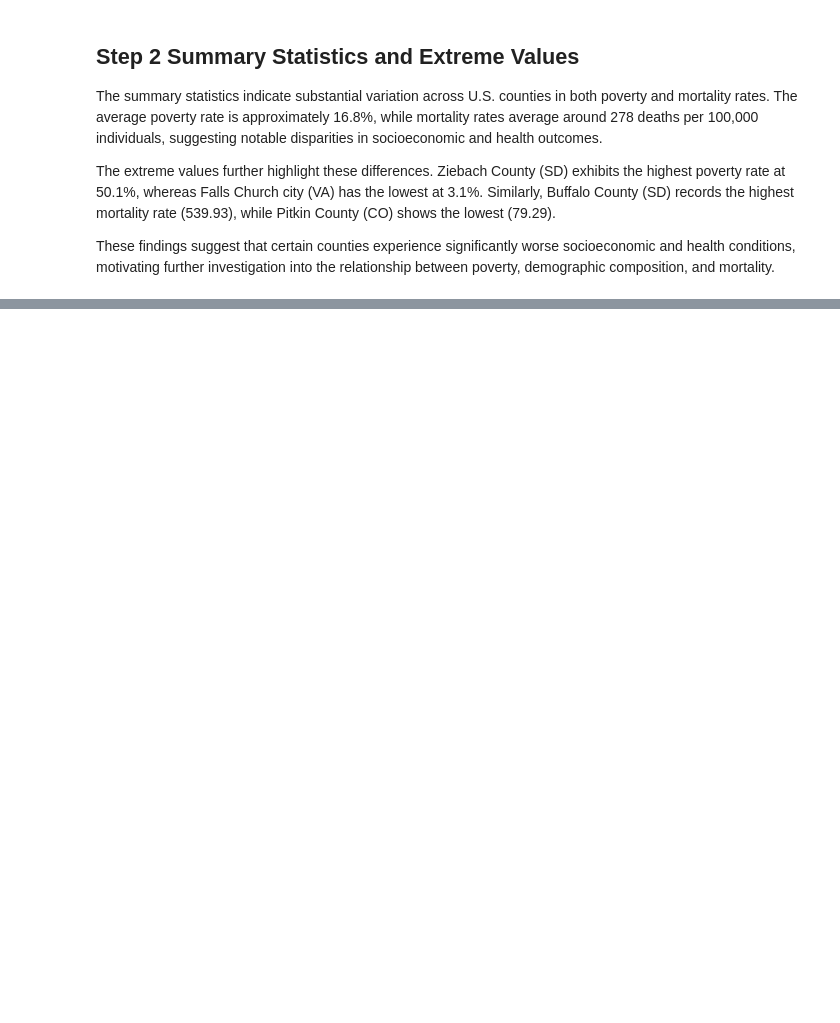
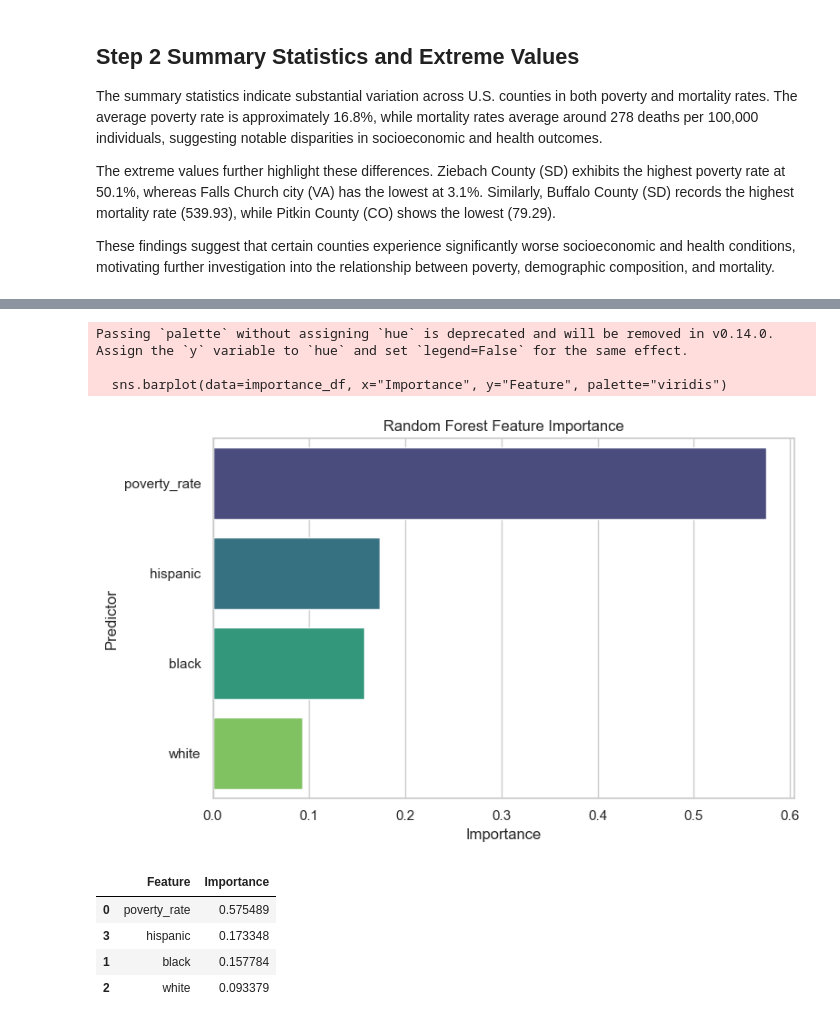
Before and after one commit to ranabetuldereli/DSA210-TermProject, a Jupyter notebook: DSA210projectrna.ipynb, the cells around one changed output, grey strips where cells are left out. Cells and saved outputs as stored; diff of their text form; code cells hidden in the pictures; blank space fills up the shorter version.

Commit message:
Update notebook with ML methods and plots

```diff
--- a/DSA210projectrna.ipynb
+++ b/DSA210projectrna.ipynb
@@ -61,6 +69,7 @@ import pandas as pd
 import re
 
 demo = pd.read_csv("datasets/demographics.csv")
+
 demo.columns = demo.columns.str.strip().str.lower()
 
 demo = demo[[
@@ -76,11 +85,6 @@ demo.columns = ["county", "state", "black", "white", "hispanic"]
 demo["black"] = pd.to_numeric(demo["black"], errors="coerce")
 demo["white"] = pd.to_numeric(demo["white"], errors="coerce")
 demo["hispanic"] = pd.to_numeric(demo["hispanic"], errors="coerce")
-
-for col in ["black", "white", "hispanic"]:
-    demo.loc[(demo[col] < 0) | (demo[col] > 100), col] = pd.NA
-
-demo = demo.dropna(subset=["black", "white", "hispanic"])
 
 demo["county"] = demo["county"].astype(str).str.strip()
 demo["state"] = demo["state"].astype(str).str.strip().str.upper()
@@ -568,34 +592,28 @@ model_results
 # %%
-coef_df = pd.DataFrame({
-    "Feature": features,
-    "Coefficient": linear_model.coef_
-}).sort_values("Coefficient", key=lambda s: s.abs(), ascending=False)
-
-rf_importance_df = pd.DataFrame({
+importance_df = pd.DataFrame({
     "Feature": features,
     "Importance": rf_model.feature_importances_
 }).sort_values("Importance", ascending=False)
 
-plt.figure(figsize=(12, 5))
-
-plt.subplot(1, 2, 1)
-sns.barplot(data=coef_df, x="Coefficient", y="Feature", hue="Feature", palette="viridis", legend=False)
-plt.axvline(0, color="black", linewidth=1)
-plt.title("Linear Regression Coefficients")
-plt.xlabel("Coefficient")
-plt.ylabel("Predictor")
-
-plt.subplot(1, 2, 2)
-sns.barplot(data=rf_importance_df, x="Importance", y="Feature", hue="Feature", palette="mako", legend=False)
+plt.figure(figsize=(8, 5))
+sns.barplot(data=importance_df, x="Importance", y="Feature", palette="viridis")
 plt.title("Random Forest Feature Importance")
 plt.xlabel("Importance")
 plt.ylabel("Predictor")
-
 plt.tight_layout()
 plt.show()
 
-display(coef_df)
-display(rf_importance_df)
+importance_df
+# %% [output]
+Passing `palette` without assigning `hue` is deprecated and will be removed in v0.14.0. Assign the `y` variable to `hue` and set `legend=False` for the same effect.
+
+  sns.barplot(data=importance_df, x="Importance", y="Feature", palette="viridis")
+[figure, added]
+|  | Feature | Importance |
+| 0 | poverty_rate | 0.575489 |
+| 3 | hispanic | 0.173348 |
+| 1 | black | 0.157784 |
+| 2 | white | 0.093379 |
 # %%
 plt.figure(figsize=(7, 6))
 sns.scatterplot(x=y_test, y=y_pred, alpha=0.7)
```
Also changed, not shown: parts of 22 cells of this notebook.
